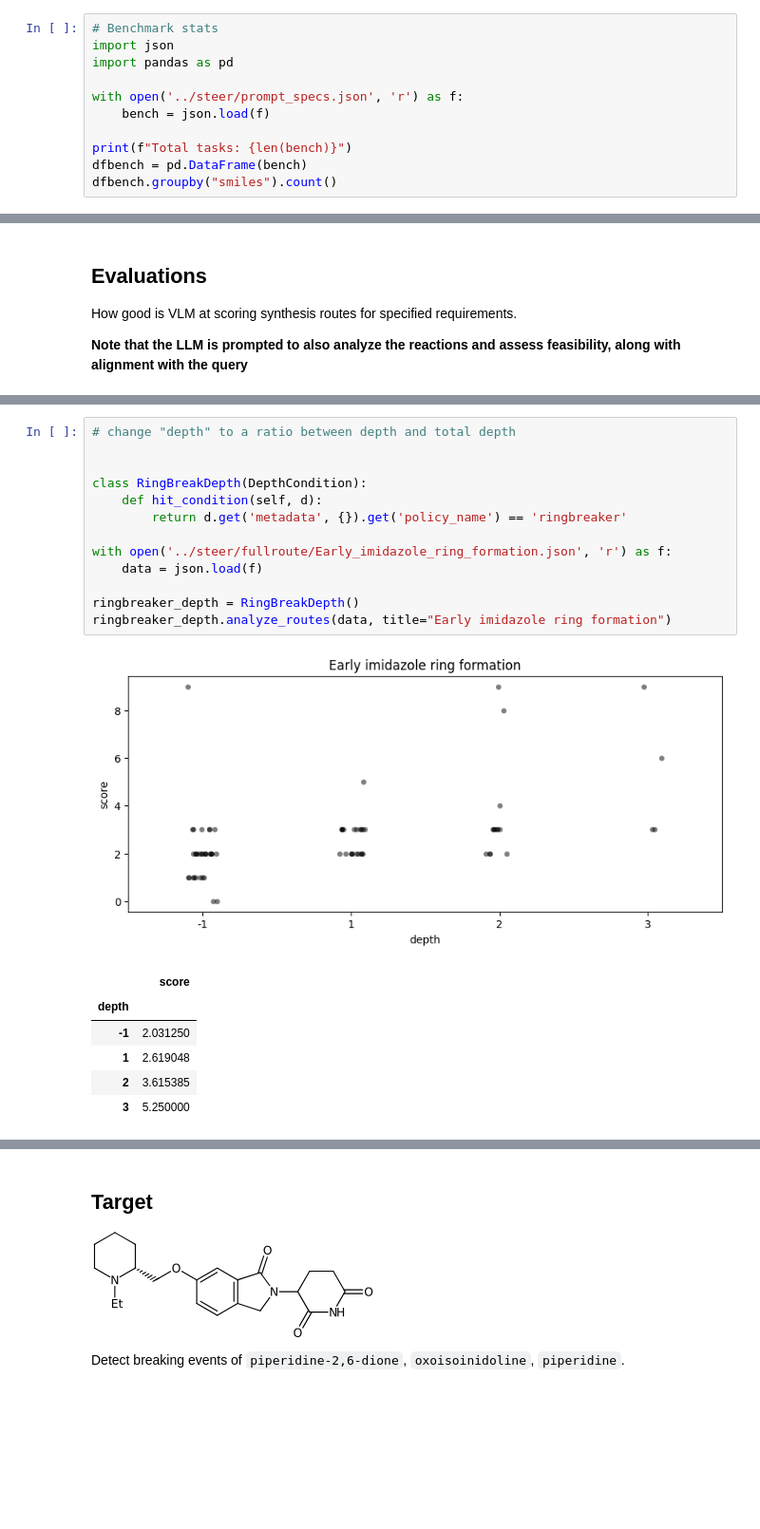
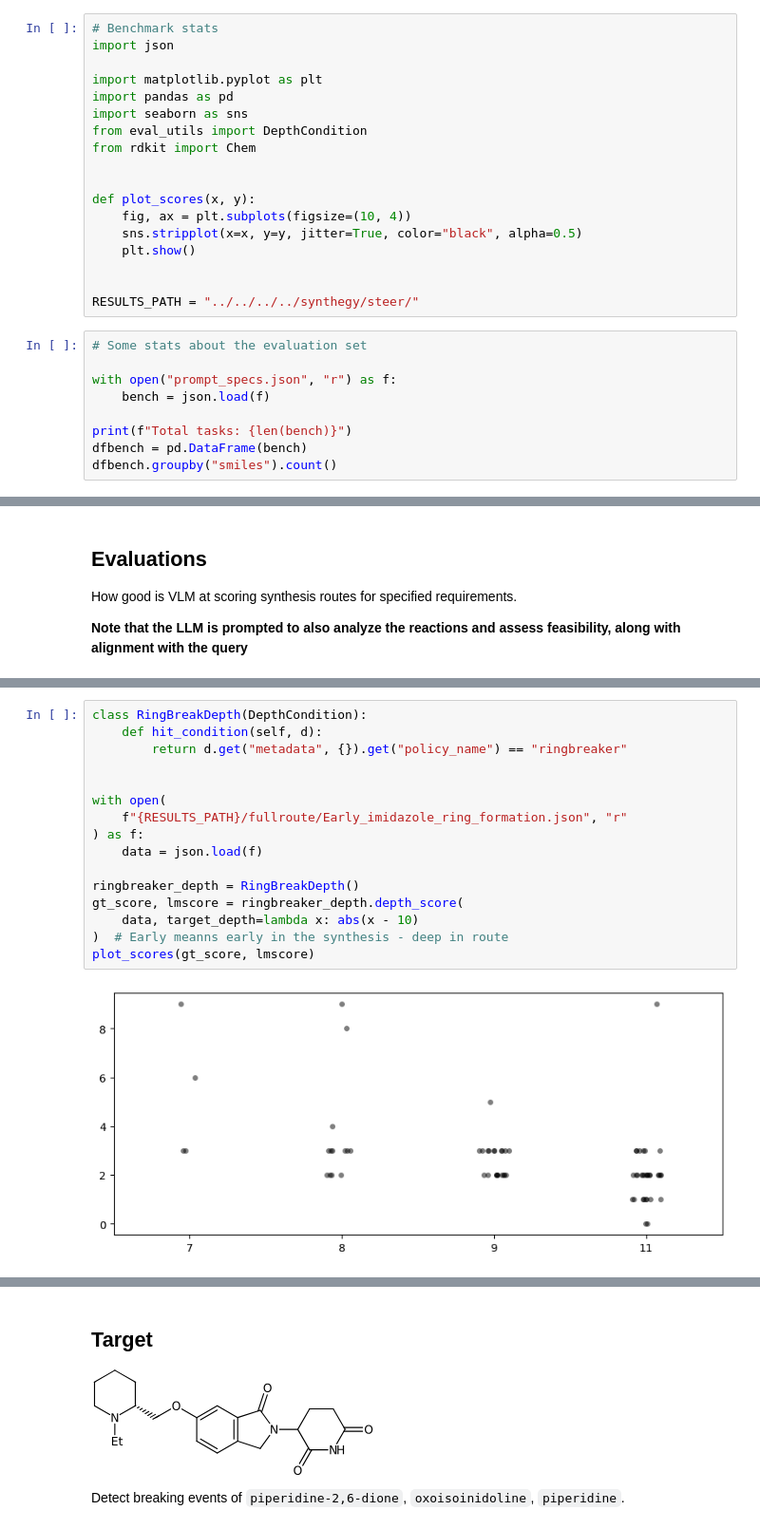
Before and after one commit to schwallergroup/steer, a Jupyter notebook: src/steer/evaluation/steer.ipynb, the cells around one changed output, grey strips where cells are left out. Shown at 95% size. Drawn from its saved outputs; the diff is of its cells as text; blank space fills up the shorter version.

Commit message:
finished converting analysis into scores. next: put all into an evaluation suite

```diff
--- a/src/steer/evaluation/steer.ipynb
+++ b/src/steer/evaluation/steer.ipynb
@@ -1,9 +1,25 @@
+# %%
+# Benchmark stats
+import json
+
+import matplotlib.pyplot as plt
+import pandas as pd
+import seaborn as sns
+from eval_utils import DepthCondition
+from rdkit import Chem
+
+
+def plot_scores(x, y):
+    fig, ax = plt.subplots(figsize=(10, 4))
+    sns.stripplot(x=x, y=y, jitter=True, color="black", alpha=0.5)
+    plt.show()
+
+
+RESULTS_PATH = "../../../../synthegy/steer/"
 # %%
-# Benchmark stats
-import json
-import pandas as pd
+# Some stats about the evaluation set
 
-with open('../steer/prompt_specs.json', 'r') as f:
+with open("prompt_specs.json", "r") as f:
     bench = json.load(f)
 
 print(f"Total tasks: {len(bench)}")
@@ -85,23 +45,20 @@ How good is VLM at scoring synthesis routes for specified requirements.
 
 Detect `imidazole ring formation` events.
 # %%
-# change "depth" to a ratio between depth and total depth
+class RingBreakDepth(DepthCondition):
+    def hit_condition(self, d):
+        return d.get("metadata", {}).get("policy_name") == "ringbreaker"
 
 
-class RingBreakDepth(DepthCondition):
-    def hit_condition(self, d):
-        return d.get('metadata', {}).get('policy_name') == 'ringbreaker'
-
-with open('../steer/fullroute/Early_imidazole_ring_formation.json', 'r') as f:
+with open(
+    f"{RESULTS_PATH}/fullroute/Early_imidazole_ring_formation.json", "r"
+) as f:
     data = json.load(f)
 
 ringbreaker_depth = RingBreakDepth()
-ringbreaker_depth.analyze_routes(data, title="Early imidazole ring formation")
+gt_score, lmscore = ringbreaker_depth.depth_score(
+    data, target_depth=lambda x: abs(x - 10)
+)  # Early meanns early in the synthesis - deep in route
+plot_scores(gt_score, lmscore)
 # %% [output]
-[figure, old version]
+[figure, new version]
-|  | score |
-| depth |  |
-| -1 | 2.031250 |
-| 1 | 2.619048 |
-| 2 | 3.615385 |
-| 3 | 5.250000 |
```
Also changed, not shown: parts of 25 cells of this notebook, 3 other files.
